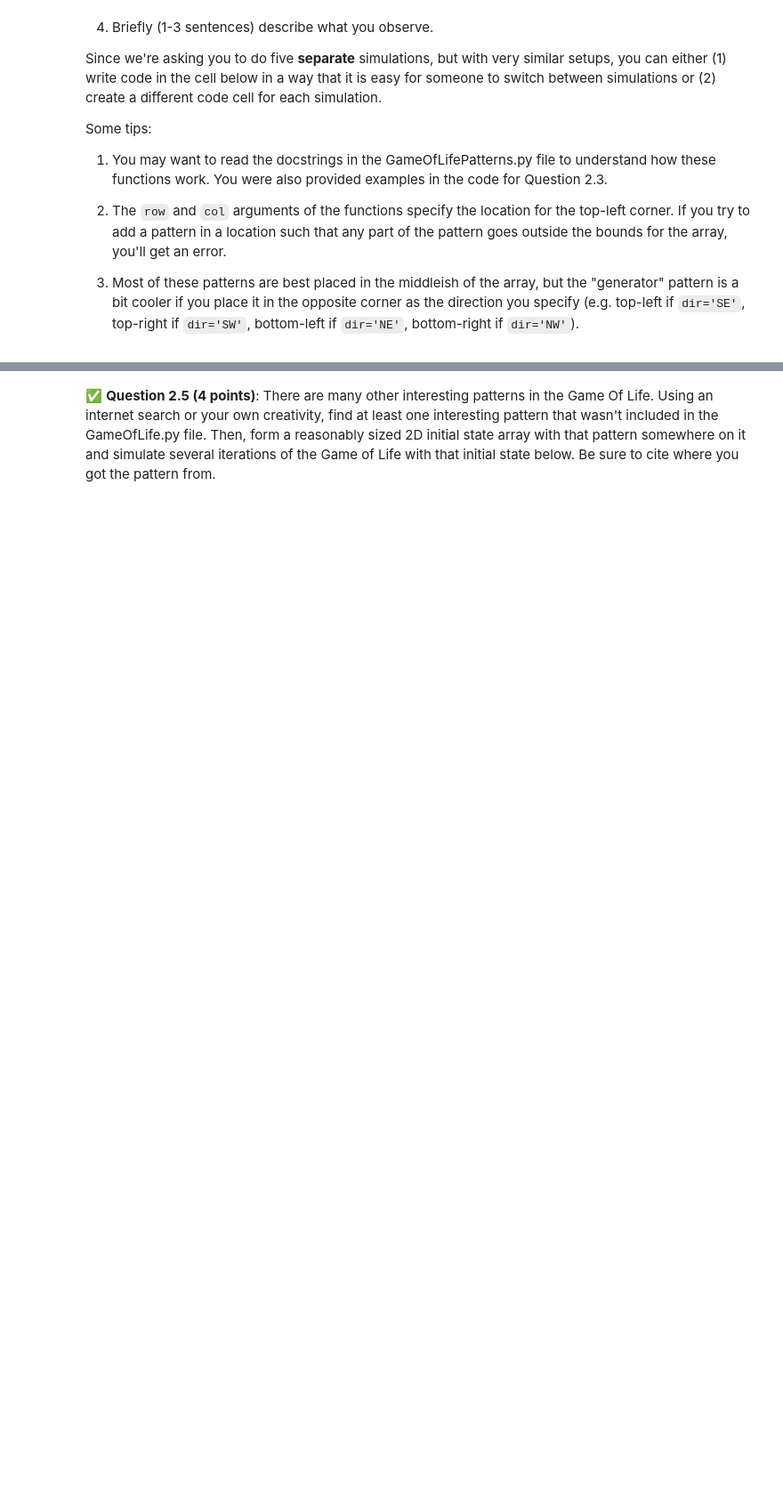
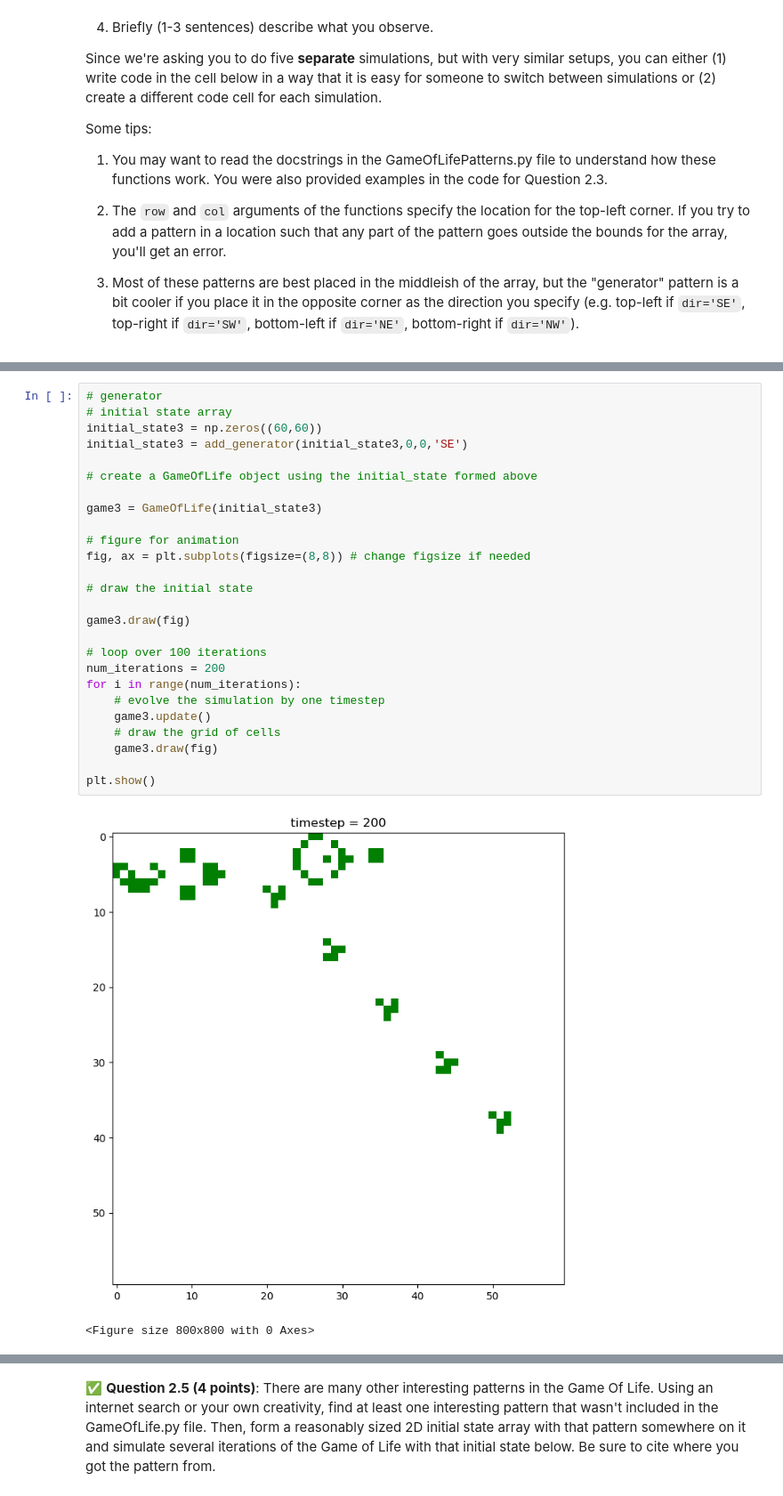
Before and after one commit to Lawpantoe/CMSE202-f23-turnin, a Jupyter notebook: hw-02/HW-02_ABMandGraphTheory-STUDENT.ipynb, the cells around one changed output, grey strips where cells are left out. Shown at 89% size. Saved outputs shown, nothing was run; the diff lists cells and outputs as text; blank space fills up the shorter version.

```diff
--- a/hw-02/HW-02_ABMandGraphTheory-STUDENT.ipynb
+++ b/hw-02/HW-02_ABMandGraphTheory-STUDENT.ipynb
@@ -275,0 +349,29 @@ Some tips:
+# %%
+# generator
+# initial state array
+initial_state3 = np.zeros((60,60))
+initial_state3 = add_generator(initial_state3,0,0,'SE')
+
+# create a GameOfLife object using the initial_state formed above
+
+game3 = GameOfLife(initial_state3)
+
+# figure for animation
+fig, ax = plt.subplots(figsize=(8,8)) # change figsize if needed
+
+# draw the initial state
+
+game3.draw(fig)
+
+# loop over 100 iterations
+num_iterations = 200
+for i in range(num_iterations):
+    # evolve the simulation by one timestep
+    game3.update()
+    # draw the grid of cells
+    game3.draw(fig)
+
+plt.show()
+# %% [output]
+[figure, added]
+<Figure size 800x800 with 0 Axes>
```
Also changed, not shown: parts of 16 cells of this notebook.
